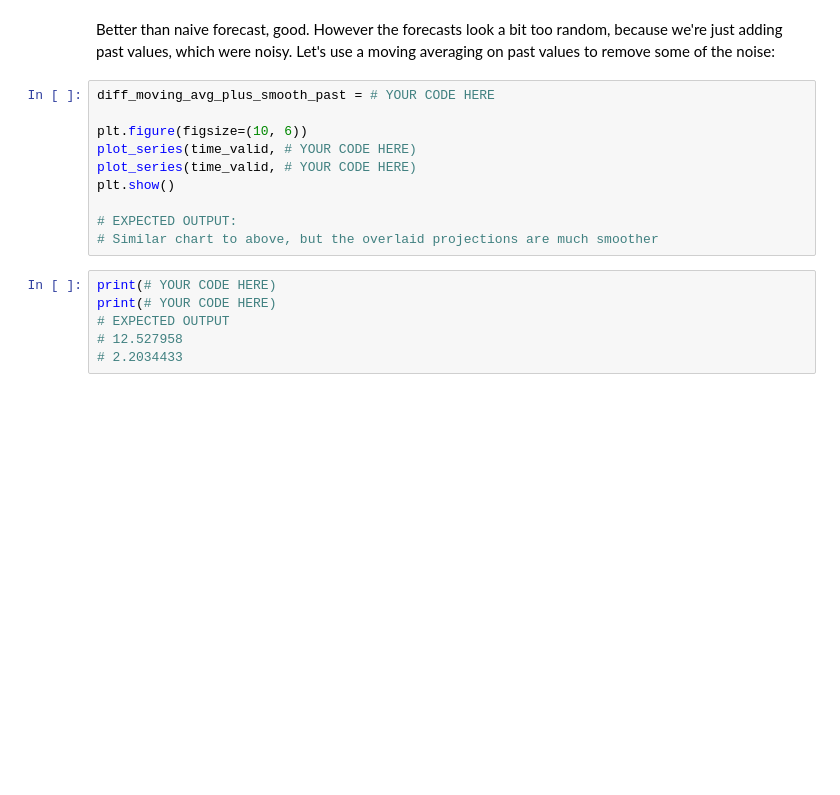
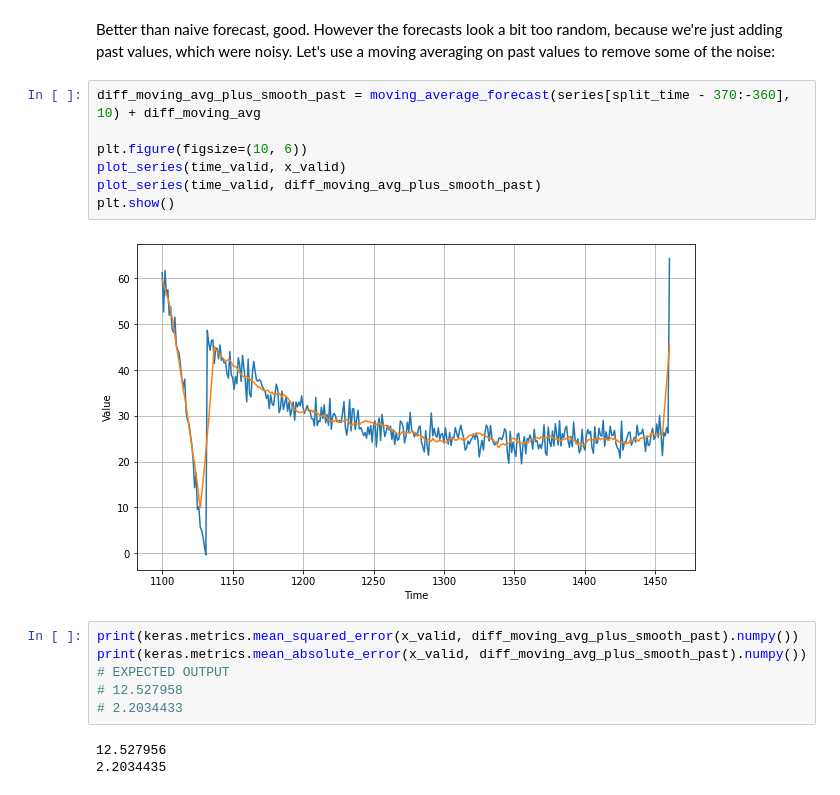
Before and after one commit to AlexNedyalkov/Deep-Learning-Time-Series-Andrew-Ng, a Jupyter notebook: Week_1_Exercise_Question.ipynb, the cells around one changed output. Saved outputs shown, nothing was run; the diff lists cells and outputs as text; blank space fills up the shorter version.

```diff
--- a/Week_1_Exercise_Question.ipynb
+++ b/Week_1_Exercise_Question.ipynb
@@ -193,18 +219,20 @@ print(# YOUR CODE HERE)
 # %% [markdown]
 Better than naive forecast, good. However the forecasts look a bit too random, because we're just adding past values, which were noisy. Let's use a moving averaging on past values to remove some of the noise:
-# %%
-diff_moving_avg_plus_smooth_past = # YOUR CODE HERE
-
-plt.figure(figsize=(10, 6))
-plot_series(time_valid, # YOUR CODE HERE)
-plot_series(time_valid, # YOUR CODE HERE)
-plt.show()
-
-# EXPECTED OUTPUT:
-# Similar chart to above, but the overlaid projections are much smoother
+# %%
+diff_moving_avg_plus_smooth_past = moving_average_forecast(series[split_time - 370:-360], 10) + diff_moving_avg
+
+plt.figure(figsize=(10, 6))
+plot_series(time_valid, x_valid)
+plot_series(time_valid, diff_moving_avg_plus_smooth_past)
+plt.show()
+# %% [output]
+[figure, added]
 # %%
-print(# YOUR CODE HERE)
-print(# YOUR CODE HERE)
+print(keras.metrics.mean_squared_error(x_valid, diff_moving_avg_plus_smooth_past).numpy())
+print(keras.metrics.mean_absolute_error(x_valid, diff_moving_avg_plus_smooth_past).numpy())
 # EXPECTED OUTPUT
 # 12.527958
 # 2.2034433
+# %% [output]
+12.527956
+2.2034435
```
Also changed, not shown: parts of 11 cells of this notebook.
